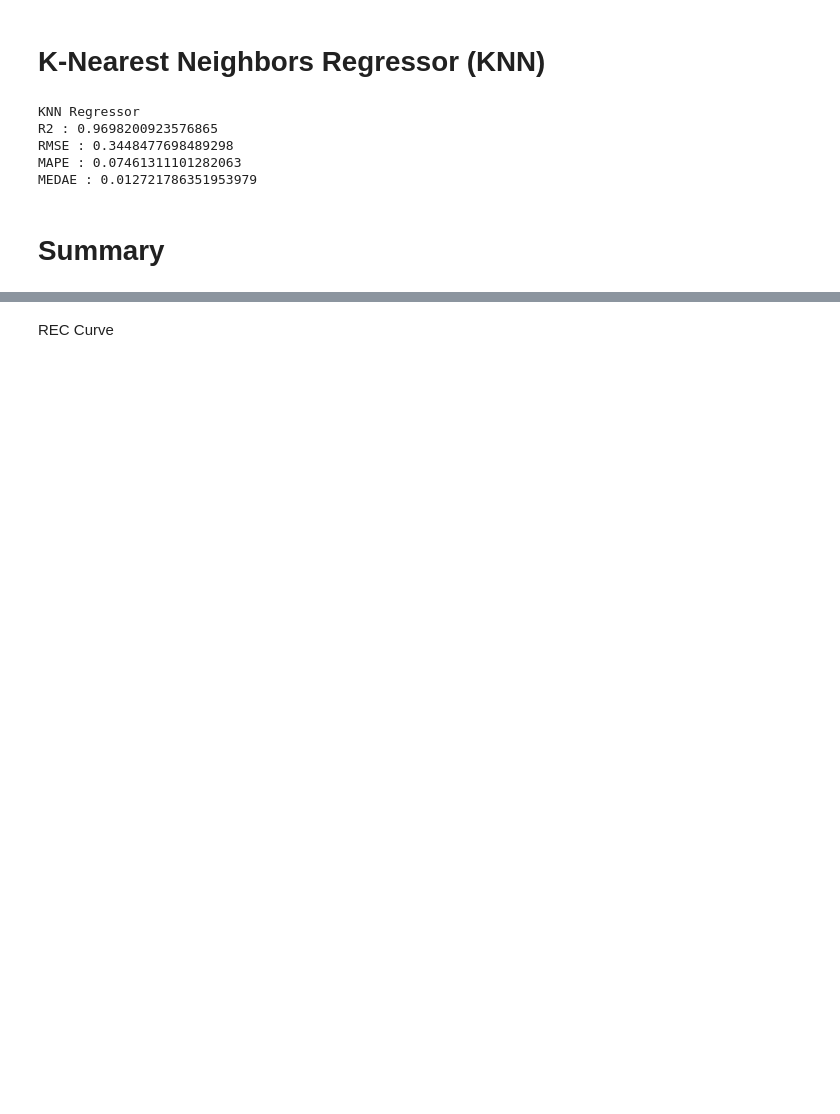
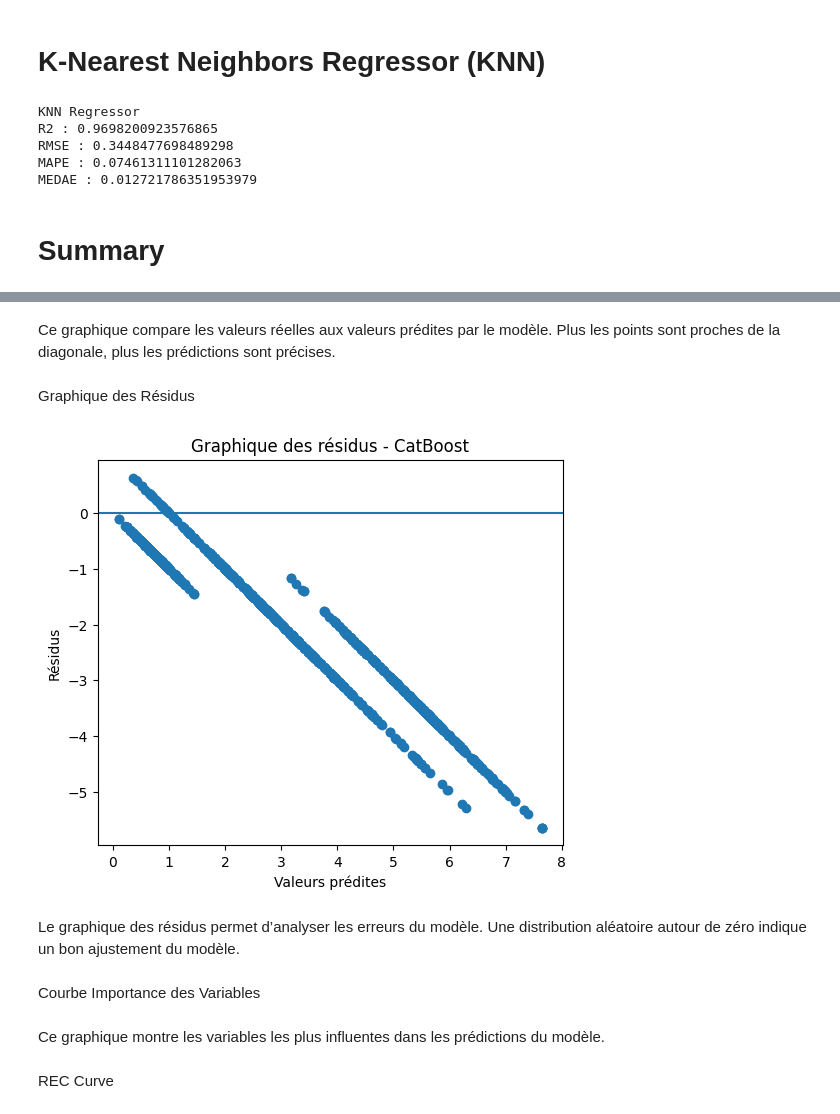
Before and after one commit to Test123599/ECOML, a Jupyter notebook: TpStandard - Copie.ipynb, the cells around one changed output, grey strips where cells are left out. Saved outputs shown, nothing was run; the diff lists cells and outputs as text; code cells hidden in the pictures; blank space fills up the shorter version.

```diff
--- a/TpStandard - Copie.ipynb
+++ b/TpStandard - Copie.ipynb
@@ -2205,0 +2222,29 @@ print("| KNN                    | {0:.5f} | {1:.5f} | {2:.5f} | {3:.5f} | {4:.5f
+# %% [markdown]
+Ce graphique compare les valeurs réelles aux valeurs prédites par le modèle.
+Plus les points sont proches de la diagonale, plus les prédictions sont précises.
+# %% [markdown]
+Graphique des Résidus
+# %%
+import matplotlib.pyplot as plt
+
+residuals = y_test - y_pred_cat
+
+plt.figure(figsize=(6,5))
+
+plt.scatter( y_pred_cat, residuals)
+
+plt.axhline(y=0)
+
+plt.xlabel("Valeurs prédites")
+plt.ylabel("Résidus")
+
+plt.title("Graphique des résidus - CatBoost")
+
+plt.show()
+# %% [output]
+[figure, added]
+# %% [markdown]
+Le graphique des résidus permet d’analyser les erreurs du modèle.
+Une distribution aléatoire autour de zéro indique un bon ajustement du modèle.
+# %% [markdown]
+Courbe Importance des Variables
@@ -2206,3 +2271,5 @@ print("| KNN                    | {0:.5f} | {1:.5f} | {2:.5f} | {3:.5f} | {4:.5f
+# %% [markdown]
+Ce graphique montre les variables les plus influentes dans les prédictions du modèle.
 # %% [markdown]
 REC Curve
 # %%
```
Also changed, not shown: parts of 14 cells of this notebook, 4 other files.
